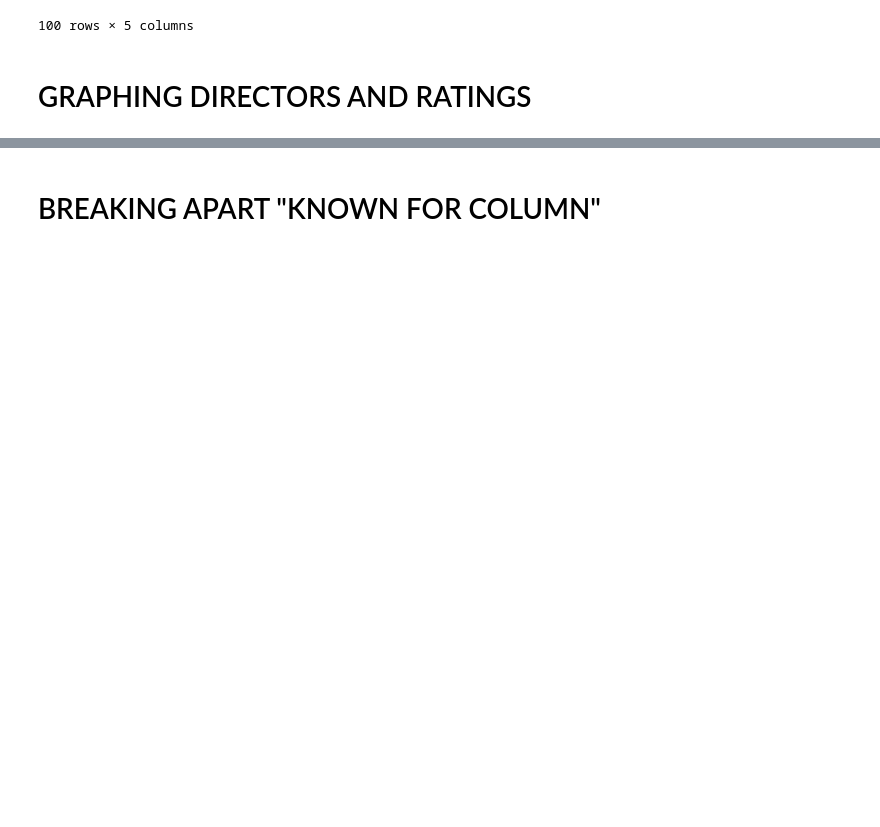
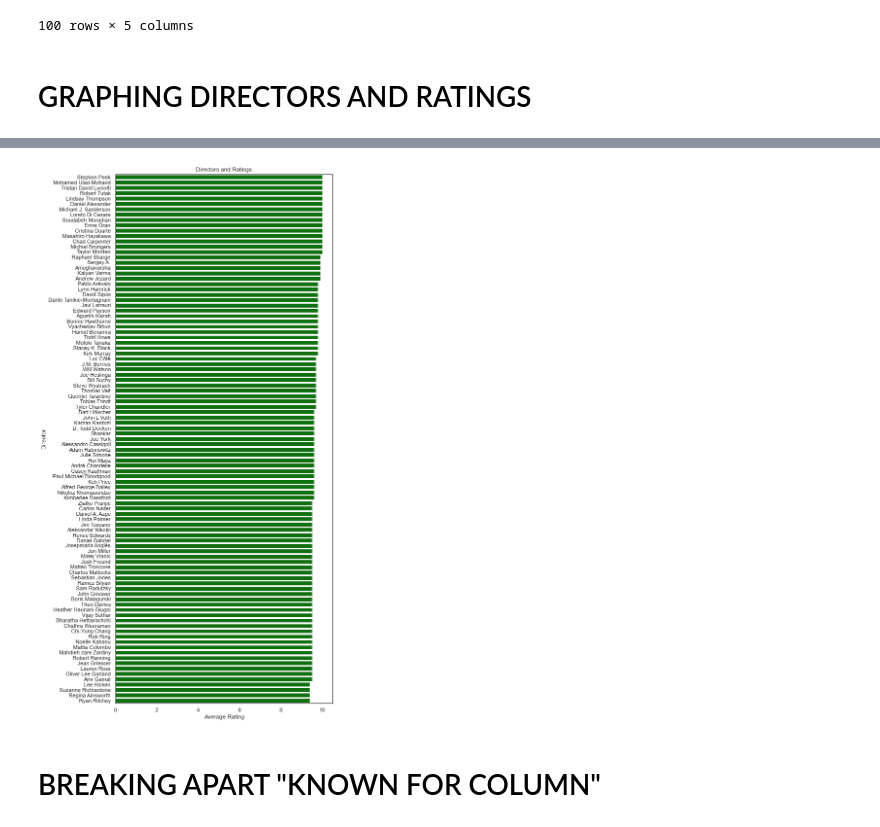
Before and after one commit to letruong711/010921-pt-phase-1-project, a Jupyter notebook: redoing_director_and_rating_cleaning.ipynb, the cells around one changed output, grey strips where cells are left out. Drawn from its saved outputs; the diff is of its cells as text; code cells hidden in the pictures; blank space fills up the shorter version.

```diff
--- a/redoing_director_and_rating_cleaning.ipynb
+++ b/redoing_director_and_rating_cleaning.ipynb
@@ -211,6 +211,8 @@ sns.set_theme(style="white")
 
 sns.set_color_codes("pastel")
 sns.barplot(x="averagerating", y="primary_name", data=directors,
-            label="Total", color="green",
-            ax.set(xlabel="Average Rating", ylabel = "Director Names");
+            label="Total", color="green")
+ax.set_title('Directors and Ratings')
+ax.set_xlabel('Average Rating')
+ax.set_ylabel('Director');
 # %% [output]
@@ -218,3 +219,4 @@ SyntaxError: invalid syntax (<ipython-input-80-1a620e88d539>, line 7)
+[figure, added]
 # %% [markdown]
 # BREAKING APART "KNOWN FOR COLUMN"
 # %%
```
Also changed, not shown: parts of 2 cells of this notebook, 3 other files.
